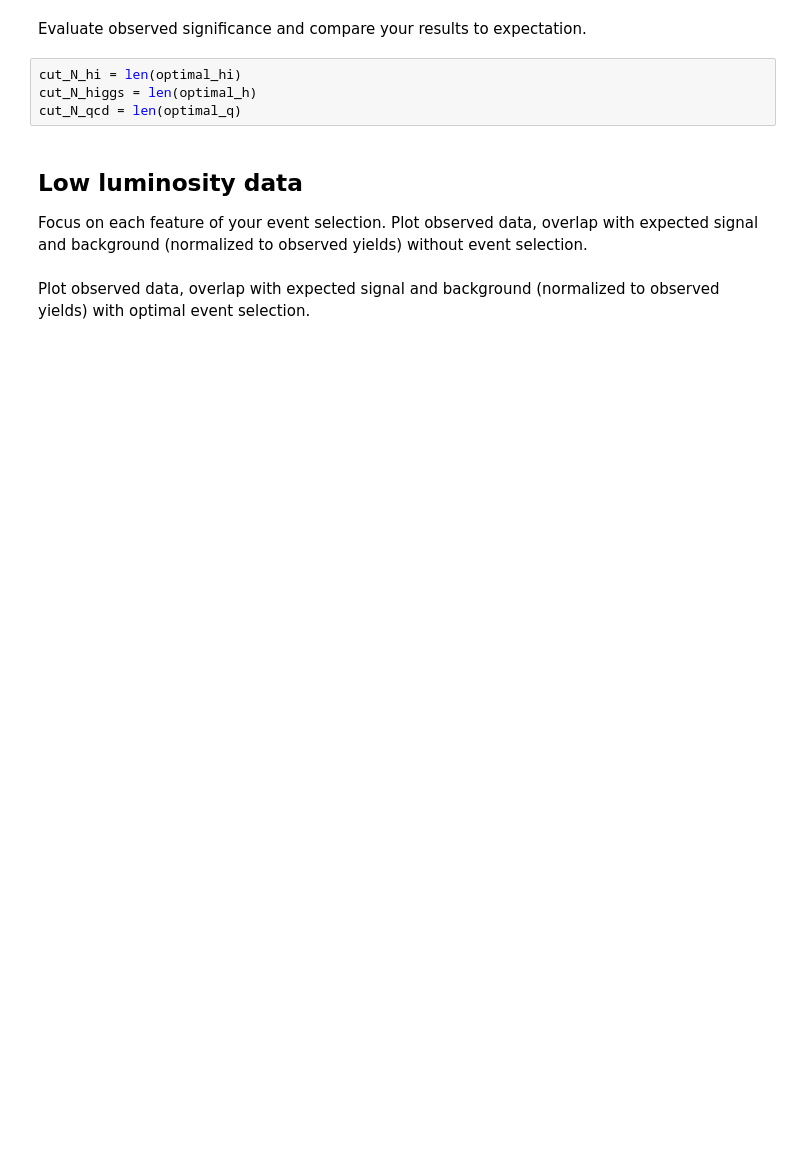
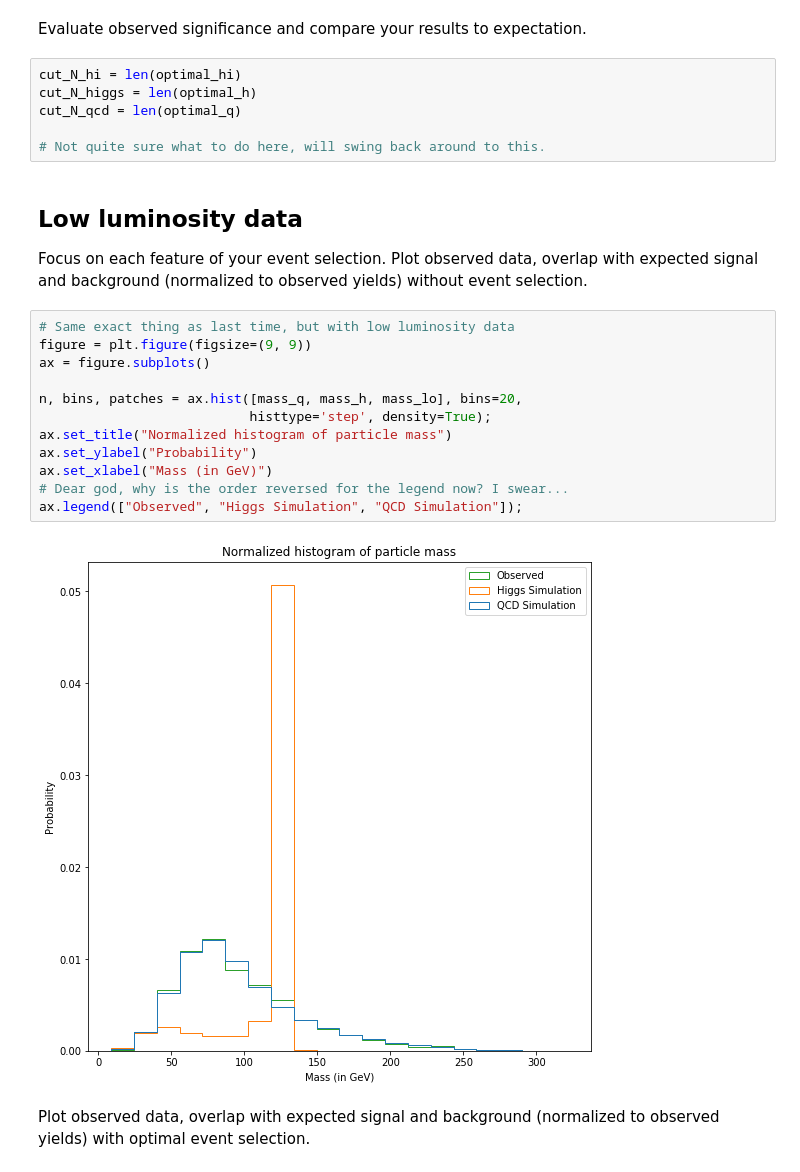
Before and after one commit to AdamK42/physics-434, a Jupyter notebook: lab7/lab7_8.ipynb, the cells around one changed output. Cells and saved outputs as stored; diff of their text form; blank space fills up the shorter version.

```diff
--- a/lab7/lab7_8.ipynb
+++ b/lab7/lab7_8.ipynb
@@ -450,9 +450,25 @@ Evaluate observed significance and compare your results to expectation.
 cut_N_hi = len(optimal_hi)
 cut_N_higgs = len(optimal_h)
 cut_N_qcd = len(optimal_q)
+
+# Not quite sure what to do here, will swing back around to this.
 # %% [markdown]
 ## Low luminosity data
 
 Focus on each feature of your event selection. Plot observed data, overlap with expected signal and background (normalized to observed yields) without event selection.
+# %%
+# Same exact thing as last time, but with low luminosity data
+figure = plt.figure(figsize=(9, 9))
+ax = figure.subplots()
+
+n, bins, patches = ax.hist([mass_q, mass_h, mass_lo], bins=20,
+                           histtype='step', density=True);
+ax.set_title("Normalized histogram of particle mass")
+ax.set_ylabel("Probability")
+ax.set_xlabel("Mass (in GeV)")
+# Dear god, why is the order reversed for the legend now? I swear...
+ax.legend(["Observed", "Higgs Simulation", "QCD Simulation"]);
+# %% [output]
+[figure, added]
 # %% [markdown]
 Plot observed data, overlap with expected signal and background (normalized to observed yields) with optimal event selection.
```
Also changed, not shown: parts of 10 cells of this notebook.
